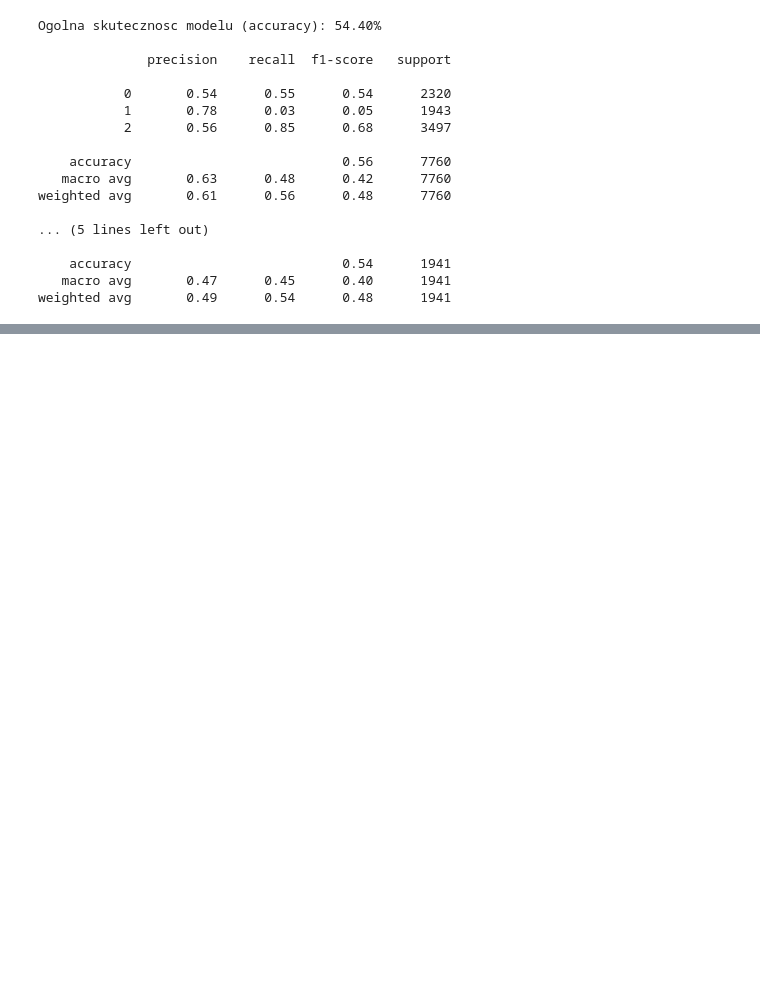
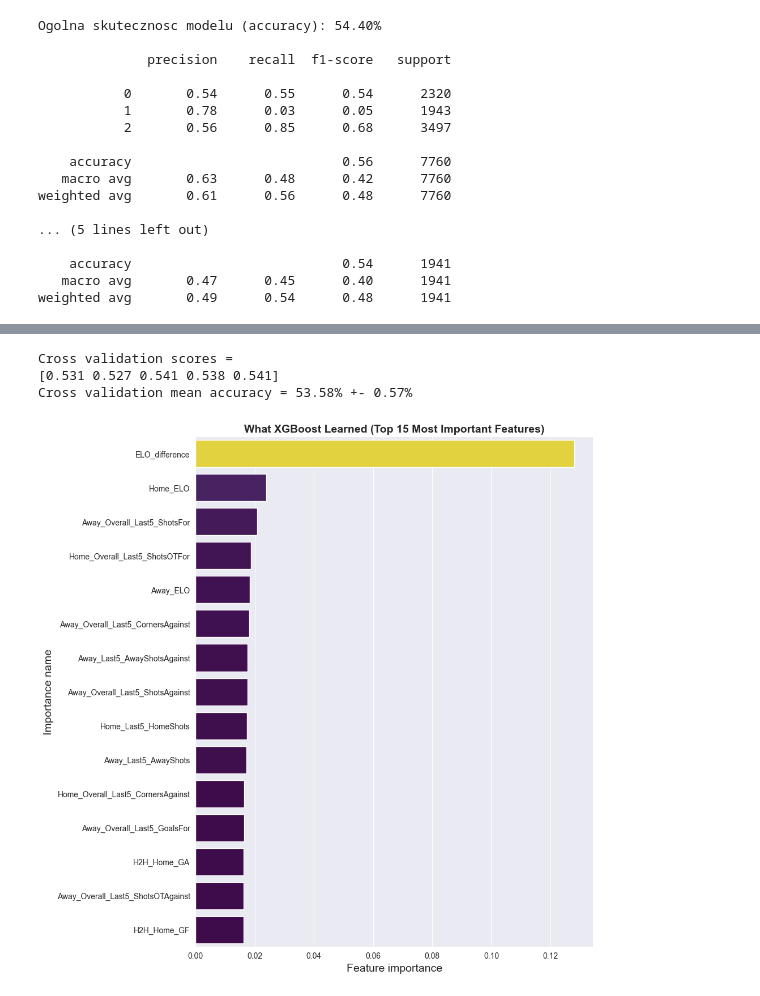
Before and after one commit to Saku4321/Sports_prediction, a Jupyter notebook: notebooks/machine_learning.ipynb, the cells around one changed output, grey strips where cells are left out. Cells and saved outputs as stored; diff of their text form; code cells hidden in the pictures; blank space fills up the shorter version.

```diff
--- a/notebooks/machine_learning.ipynb
+++ b/notebooks/machine_learning.ipynb
@@ -96,0 +100,28 @@ weighted avg       0.49      0.54      0.48      1941
+# %%
+tscv = TimeSeriesSplit(n_splits=5)
+scores = cross_val_score(model, X, y, cv=tscv, scoring='accuracy')
+print(f"Cross validation scores = \n{scores.round(3)}")
+print(f"Cross validation mean accuracy = {scores.mean() * 100:.2f}% +- {scores.std() *100 :.2f}%")
+# %% [output]
+Cross validation scores =
+[0.531 0.527 0.541 0.538 0.541]
+Cross validation mean accuracy = 53.58% +- 0.57%
+# %%
+import matplotlib.pyplot as plt
+import seaborn as sns
+
+importance = model.feature_importances_
+feature_names = X.columns
+
+feature_imp_df = pd.DataFrame({'Feature': feature_names, 'Importance': importance})
+feature_imp_df = feature_imp_df.sort_values(by='Importance', ascending=False).head(15)
+
+plt.figure(figsize = (10,10))
+sns.barplot(data=feature_imp_df, x='Importance', y='Feature', hue='Importance', palette='viridis', legend=False)
+plt.title('What XGBoost Learned (Top 15 Most Important Features)', fontsize=14,fontweight='bold')
+plt.xlabel('Feature importance', fontsize=14)
+plt.ylabel('Importance name', fontsize=14)
+plt.tight_layout()
+plt.show()
+# %% [output]
+[figure, added]
```
Also changed, not shown: parts of 4 cells of this notebook, 1 other file.
